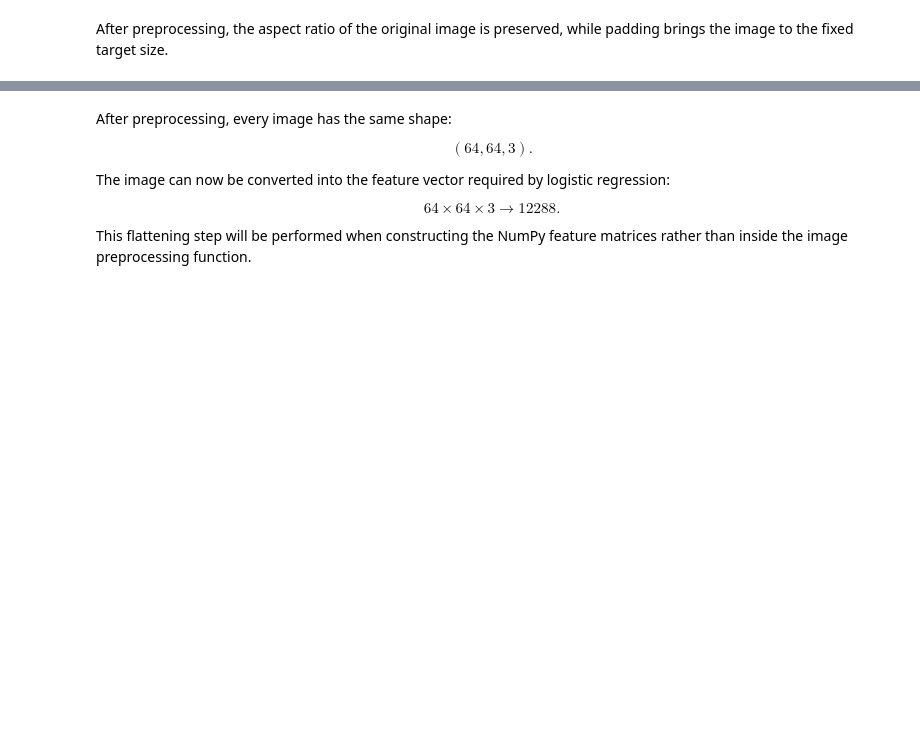
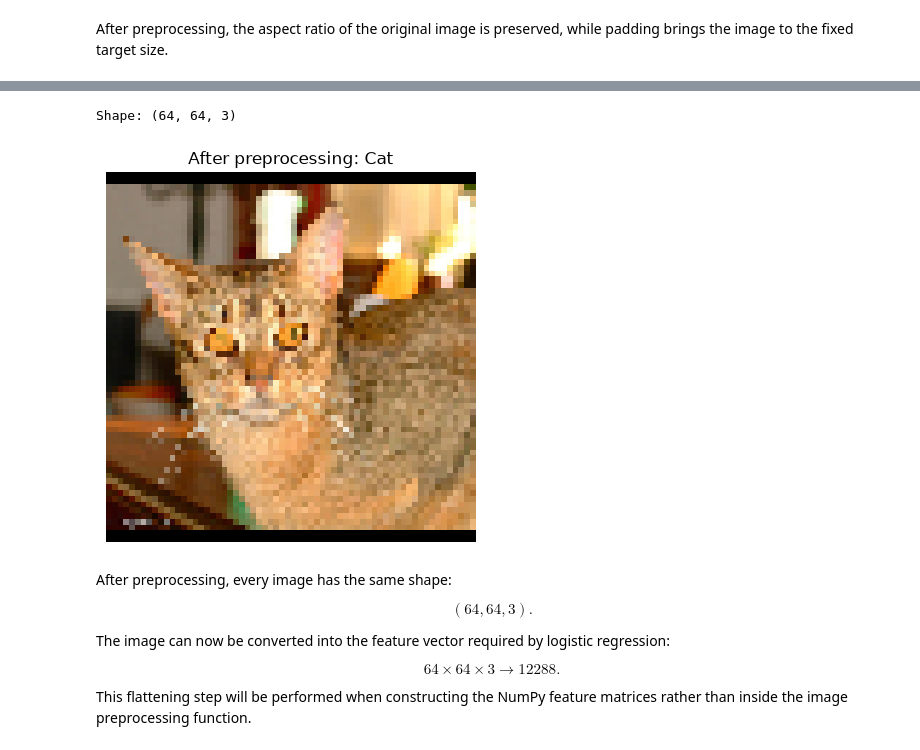
Before and after one commit to Tpoc311/applied-ai-workbench, a Jupyter notebook: ml_fundamentals/linear_models/logistic_regression/logistic_regression.ipynb, the cells around one changed output, grey strips where cells are left out. Cells and saved outputs as stored; diff of their text form; code cells hidden in the pictures; blank space fills up the shorter version.

```diff
--- a/ml_fundamentals/linear_models/logistic_regression/logistic_regression.ipynb
+++ b/ml_fundamentals/linear_models/logistic_regression/logistic_regression.ipynb
@@ -272,8 +327,7 @@ transform = Compose([
 def preprocess(image):
     image = np.asarray(image)
     image = transform(image=image)["image"]
-    image = image.astype(np.float32) / 255.0
-    return np.ravel(image)
+    return image.astype(np.float32) / 255.0
 # %% [markdown]
 Before applying preprocessing, we inspect one original image and its shape.
 # %%
@@ -295,11 +354,14 @@ a.shape
 # %%
-image_processed = preprocess(image).reshape(IMAGE_SIZE, IMAGE_SIZE, 3)
+image_processed = preprocess(image)
 
 print(f"Shape: {image_processed.shape}")
 plt.imshow(image_processed)
 plt.title(f"After preprocessing: {train.bin_classes[target]}")
 plt.axis("off")
 plt.show()
+# %% [output]
+Shape: (64, 64, 3)
+[figure, added]
 # %% [markdown]
 After preprocessing, every image has the same shape:
 
```
Also changed, not shown: parts of 15 cells of this notebook, 1 other file.
